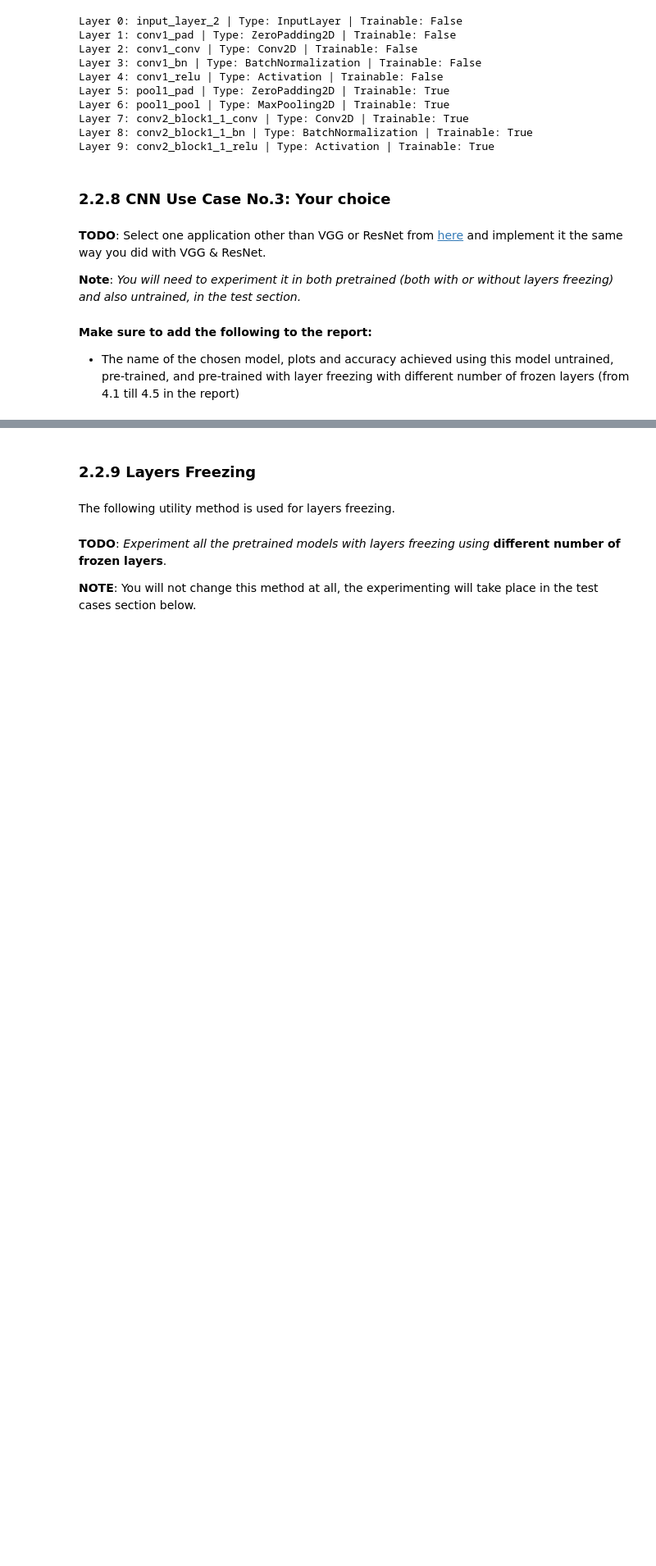
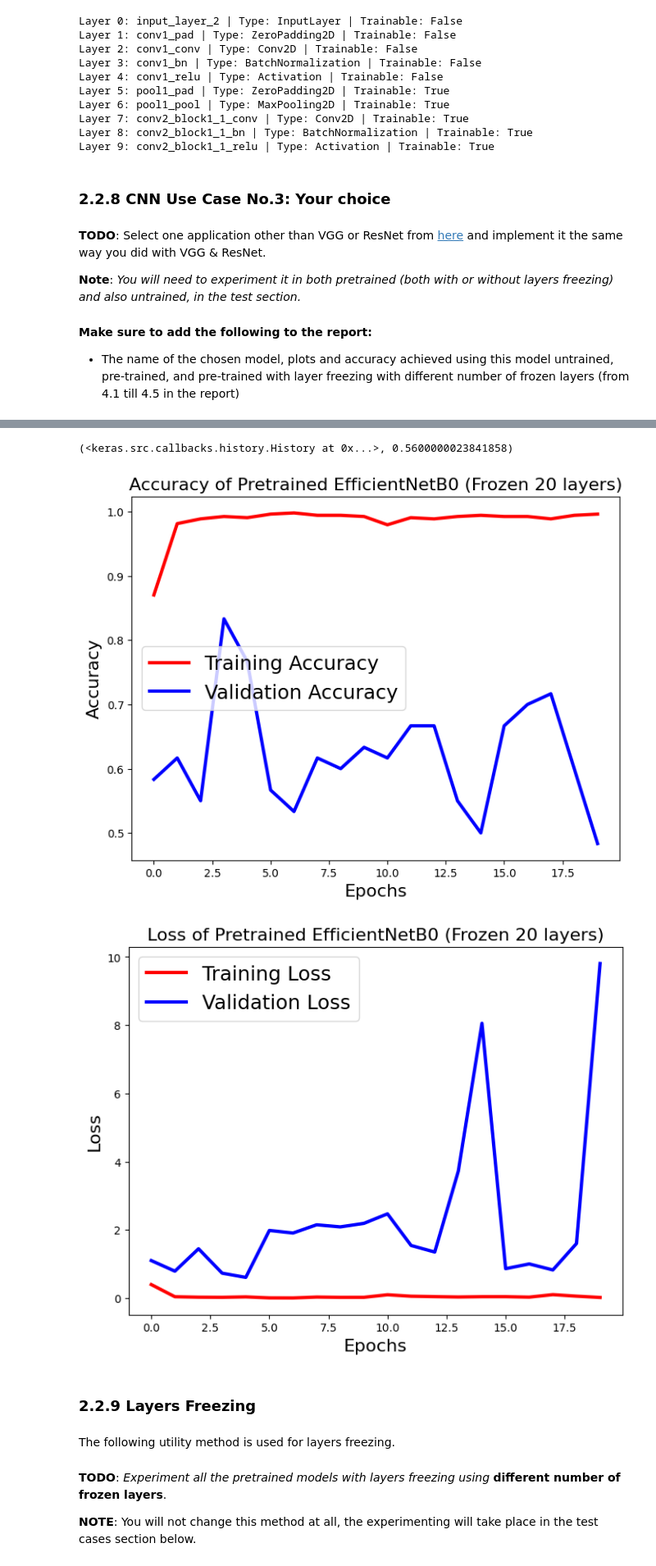
Before and after one commit to Peter-aziz/ML, a Jupyter notebook: Labs/lab3/Lab3.ipynb, the cells around one changed output, grey strips where cells are left out. Shown at 82% size. Drawn from its saved outputs; the diff is of its cells as text; code cells hidden in the pictures; blank space fills up the shorter version.

```diff
--- a/Labs/lab3/Lab3.ipynb
+++ b/Labs/lab3/Lab3.ipynb
@@ -553,8 +553,8 @@ def train_and_evaluate(model, model_name, train_x, train_y, test_x, test_y, epoc
 # ── ResNet101 (3.6–3.10): use train_x_resized 224x224 ────────────────────
 
 # 3.6 ResNet101 - Untrained
-model, name = ResNet(pretrained=False, model_name="ResNet101", input_shape=(224, 224, 3))
-train_and_evaluate(model, name, train_x_resized, train_y, test_x_resized, test_y, lr=1e-4)
+#model, name = ResNet(pretrained=False, model_name="ResNet101", input_shape=(224, 224, 3))
+#train_and_evaluate(model, name, train_x_resized, train_y, test_x_resized, test_y, lr=1e-4)
 
 # 3.7 ResNet101 - Pretrained
 #model, name = ResNet(pretrained=True, model_name="ResNet101", input_shape=(224, 224, 3))
@@ -642,0 +659,42 @@ def CNN_App(pretrained = True, input_shape = (64, 64, 3), model_name = 'Name you
+# %%
+def train_and_evaluate(model, model_name, train_x, train_y, test_x, test_y, epochs=20, lr=1e-4):
+    model.compile(
+        optimizer=tf.keras.optimizers.Adam(learning_rate=lr),
+        loss='binary_crossentropy',
+        metrics=['accuracy']
+    )
+
+    history = model.fit(train_x, train_y, epochs=epochs, batch_size=16, validation_split=0.1)
+
+    plot_accuracy(history, model_name)
+    plot_loss(history, model_name)
+
+    print("\n--- Evaluation ---")
+    train_loss, train_acc = model.evaluate(train_x, train_y)
+    print(f"Train Accuracy: {train_acc:.4f}")
+
+    test_loss, test_acc = model.evaluate(test_x, test_y)
+    print(f"Test Accuracy:  {test_acc:.4f}")
+
+    return history, test_acc
+# %%
+# 4.1 MobileNetV2 - Untrained
+#model, name = CNN_App(pretrained=False, input_shape=(224, 224, 3))
+#train_and_evaluate(model, name, train_x_resized, train_y, test_x_resized, test_y, lr=1e-4, epochs=20)
+
+# 4.2 MobileNetV2 - Pretrained
+#model, name = CNN_App(pretrained=True, input_shape=(224, 224, 3))
+#train_and_evaluate(model, name, train_x_resized, train_y, test_x_resized, test_y, lr=1e-4, epochs=20)
+
+# 4.3 MobileNetV2 - Pretrained + Freeze 5
+#model, name = CNN_App(pretrained=True, input_shape=(224, 224, 3), freeze_layers=5)
+#train_and_evaluate(model, name, train_x_resized, train_y, test_x_resized, test_y, lr=1e-4, epochs=20)
+
+# 4.4 MobileNetV2 - Pretrained + Freeze 10
+#model, name = CNN_App(pretrained=True, input_shape=(224, 224, 3), freeze_layers=10)
+#train_and_evaluate(model, name, train_x_resized, train_y, test_x_resized, test_y, lr=1e-4, epochs=20)
+
+# 4.5 MobileNetV2 - Pretrained + Freeze 50
+model, name = CNN_App(pretrained=True, input_shape=(224, 224, 3), freeze_layers=20)
+train_and_evaluate(model, name, train_x_resized, train_y, test_x_resized, test_y, lr=1e-4, epochs=20)
+# %% [output]
@@ -643,3 +718,6 @@ def CNN_App(pretrained = True, input_shape = (64, 64, 3), model_name = 'Name you
+(<keras.src.callbacks.history.History at 0x...>, 0.5600000023841858)
+[figure, added]
+[figure, added]
 # %% [markdown]
 ### 2.2.9 Layers Freezing
 # %% [markdown]
```
Also changed, not shown: parts of 3 cells of this notebook.
